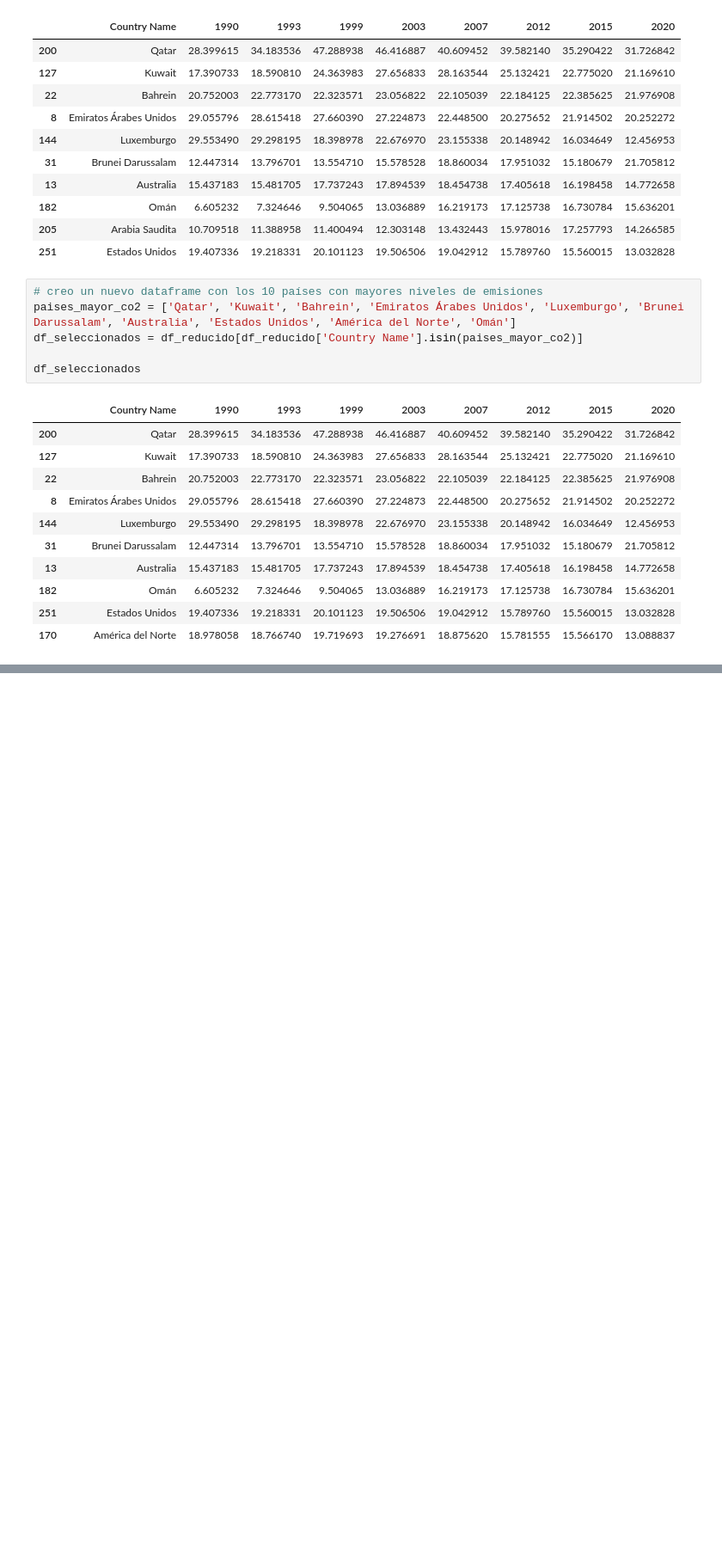
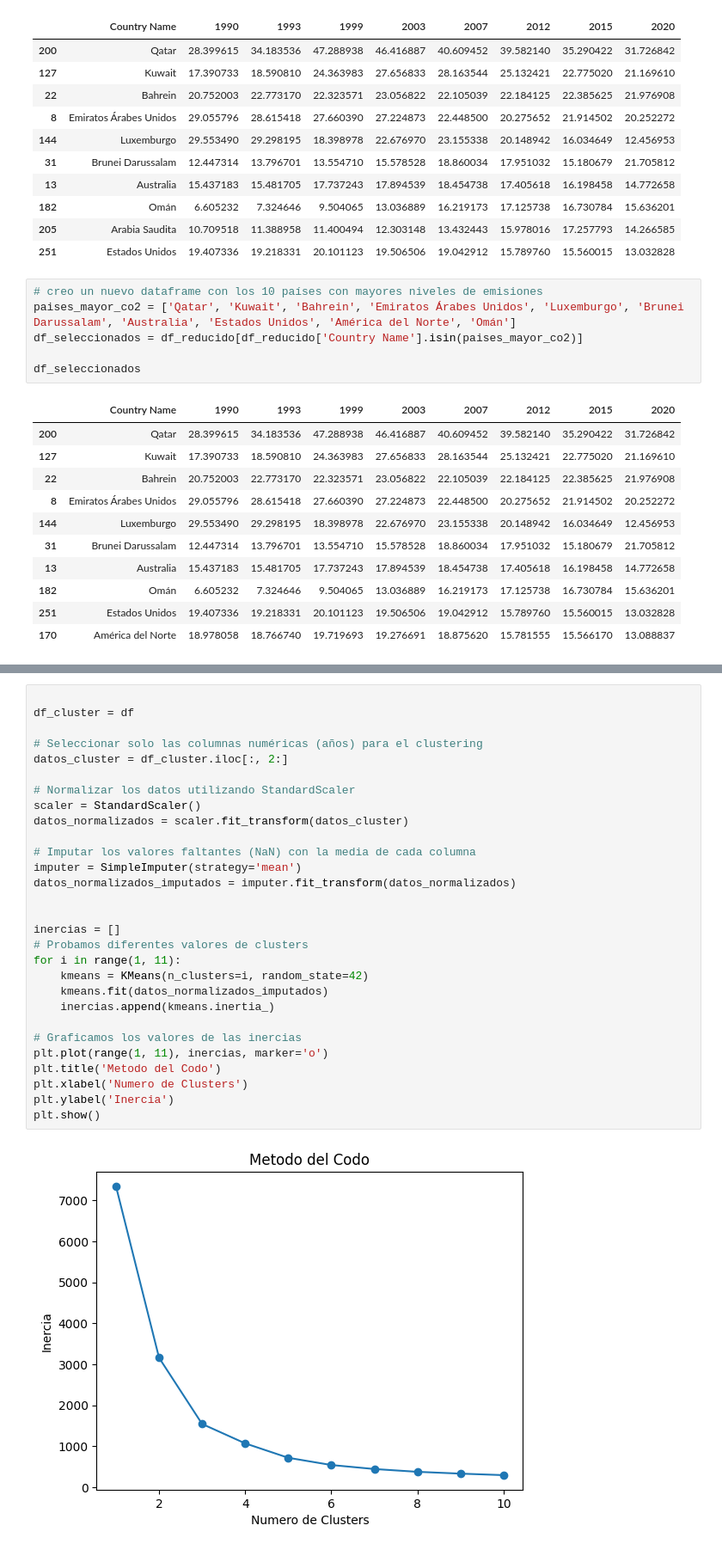
Before and after one commit to AndreesFernandes/Proyecto_Final-BD-ML-, a Jupyter notebook: Proyecto_Final.ipynb, the cells around one changed output, grey strips where cells are left out. Shown at 86% size. Drawn from its saved outputs; the diff is of its cells as text; blank space fills up the shorter version.

```diff
--- a/Proyecto_Final.ipynb
+++ b/Proyecto_Final.ipynb
@@ -190,3 +241,34 @@ fig.update_layout(height=1200, width=1600, title_text="Emisiones CO2 - 1990/2020
 fig.show()
 # %% [output]
 [interactive output not drawn]
+# %%
+
+df_cluster = df
+
+# Seleccionar solo las columnas numéricas (años) para el clustering
+datos_cluster = df_cluster.iloc[:, 2:]
+
+# Normalizar los datos utilizando StandardScaler
+scaler = StandardScaler()
+datos_normalizados = scaler.fit_transform(datos_cluster)
+
+# Imputar los valores faltantes (NaN) con la media de cada columna
+imputer = SimpleImputer(strategy='mean')
+datos_normalizados_imputados = imputer.fit_transform(datos_normalizados)
+
+
+inercias = []
+# Probamos diferentes valores de clusters
+for i in range(1, 11):
+    kmeans = KMeans(n_clusters=i, random_state=42)
+    kmeans.fit(datos_normalizados_imputados)
+    inercias.append(kmeans.inertia_)
+
+# Graficamos los valores de las inercias
+plt.plot(range(1, 11), inercias, marker='o')
+plt.title('Metodo del Codo')
+plt.xlabel('Numero de Clusters')
+plt.ylabel('Inercia')
+plt.show()
+# %% [output]
+[figure, added]
```
Also changed, not shown: parts of 13 cells of this notebook.
